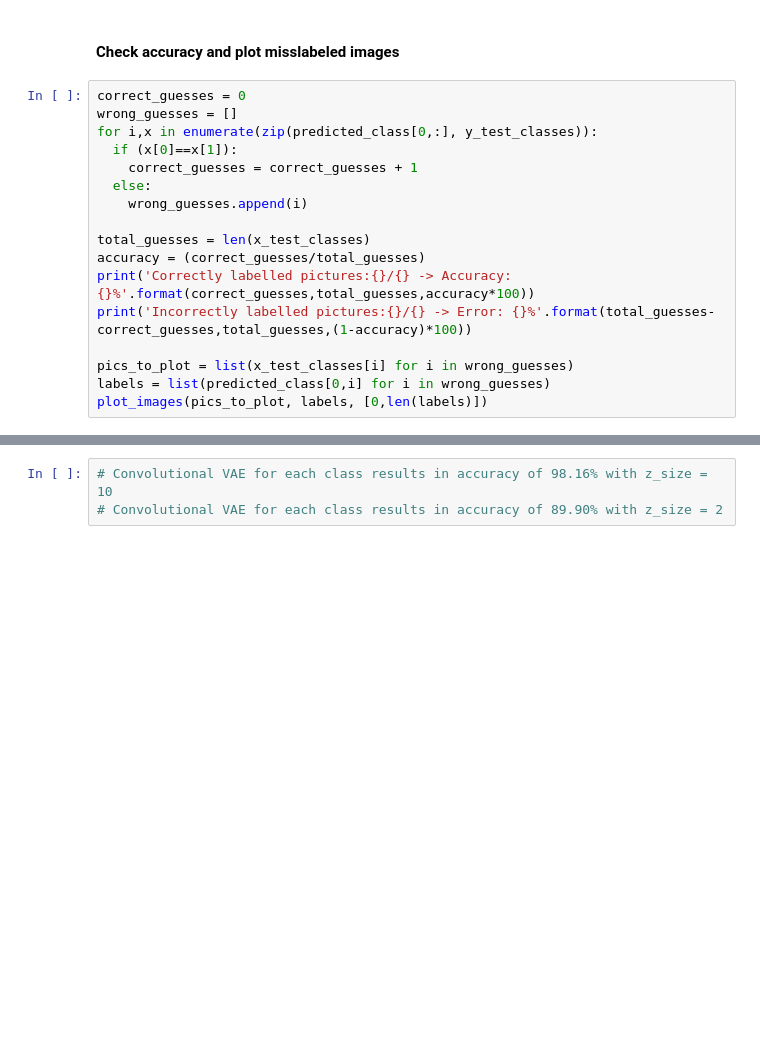
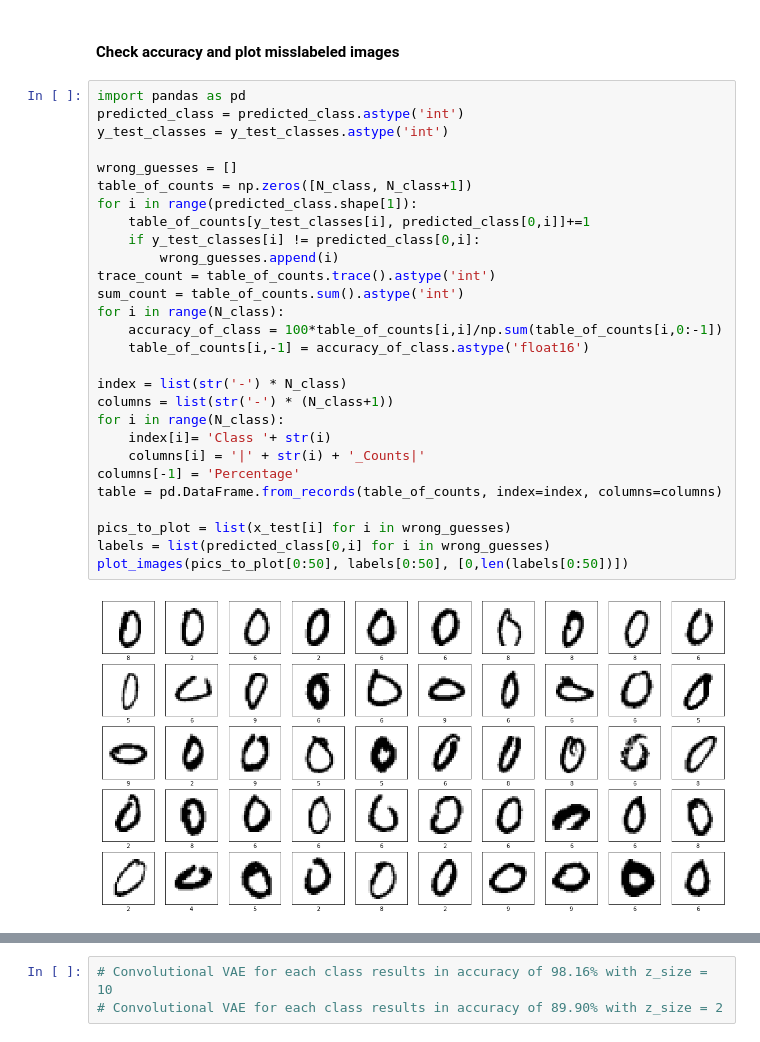
Before and after one commit to lorenzosintini/4YP, a Jupyter notebook: VAE_Convolutional.ipynb, the cells around one changed output, grey strips where cells are left out. Saved outputs shown, nothing was run; the diff lists cells and outputs as text; blank space fills up the shorter version.

```diff
--- a/VAE_Convolutional.ipynb
+++ b/VAE_Convolutional.ipynb
@@ -382,19 +436,32 @@ print(predicted_class)
 # %% [markdown]
 #### Check accuracy and plot misslabeled images
-# %%
-correct_guesses = 0
-wrong_guesses = []
-for i,x in enumerate(zip(predicted_class[0,:], y_test_classes)):
-  if (x[0]==x[1]):
-    correct_guesses = correct_guesses + 1
-  else:
-    wrong_guesses.append(i)
-
-total_guesses = len(x_test_classes)
-accuracy = (correct_guesses/total_guesses)
-print('Correctly labelled pictures:{}/{} -> Accuracy: {}%'.format(correct_guesses,total_guesses,accuracy*100))
-print('Incorrectly labelled pictures:{}/{} -> Error: {}%'.format(total_guesses-correct_guesses,total_guesses,(1-accuracy)*100))
-
-pics_to_plot = list(x_test_classes[i] for i in wrong_guesses)
-labels = list(predicted_class[0,i] for i in wrong_guesses)
-plot_images(pics_to_plot, labels, [0,len(labels)])
+# %%
+import pandas as pd
+predicted_class = predicted_class.astype('int')
+y_test_classes = y_test_classes.astype('int')
+
+wrong_guesses = []
+table_of_counts = np.zeros([N_class, N_class+1])
+for i in range(predicted_class.shape[1]):
+    table_of_counts[y_test_classes[i], predicted_class[0,i]]+=1
+    if y_test_classes[i] != predicted_class[0,i]:
+        wrong_guesses.append(i)
+trace_count = table_of_counts.trace().astype('int')
+sum_count = table_of_counts.sum().astype('int')
+for i in range(N_class):
+    accuracy_of_class = 100*table_of_counts[i,i]/np.sum(table_of_counts[i,0:-1])
+    table_of_counts[i,-1] = accuracy_of_class.astype('float16')
+
+index = list(str('-') * N_class)
+columns = list(str('-') * (N_class+1))
+for i in range(N_class):
+    index[i]= 'Class '+ str(i)
+    columns[i] = '|' + str(i) + '_Counts|'
+columns[-1] = 'Percentage'
+table = pd.DataFrame.from_records(table_of_counts, index=index, columns=columns)
+
+pics_to_plot = list(x_test[i] for i in wrong_guesses)
+labels = list(predicted_class[0,i] for i in wrong_guesses)
+plot_images(pics_to_plot[0:50], labels[0:50], [0,len(labels[0:50])])
+# %% [output]
+[figure, added]
```
Also changed, not shown: parts of 10 cells of this notebook.
